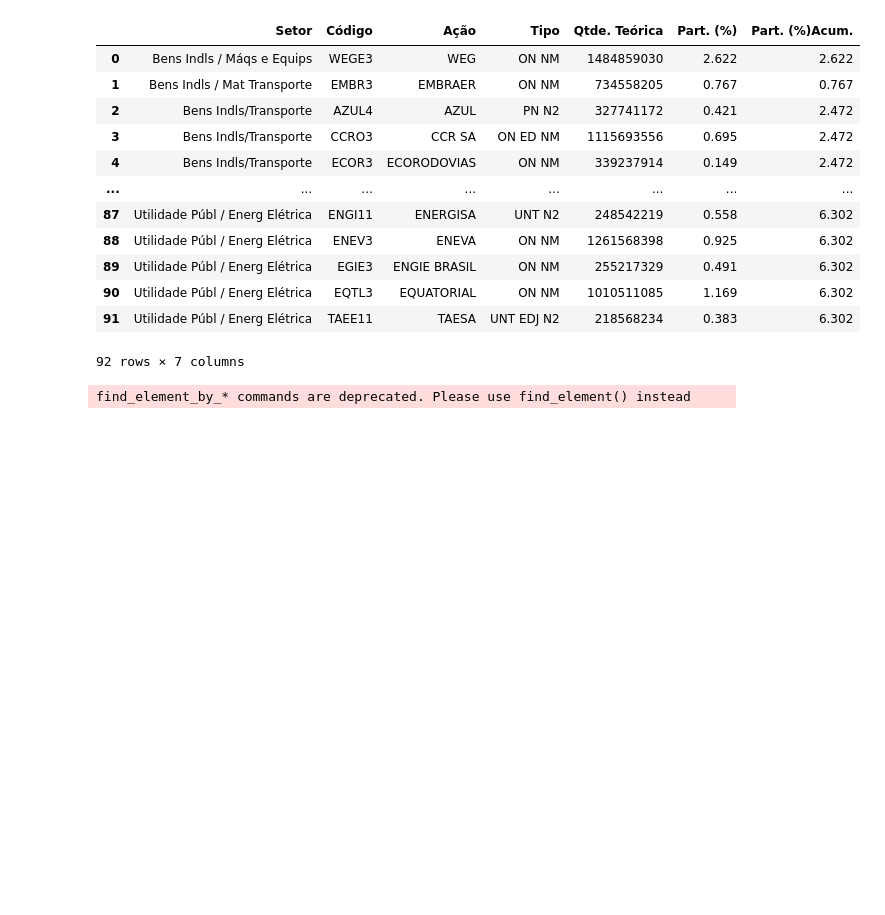
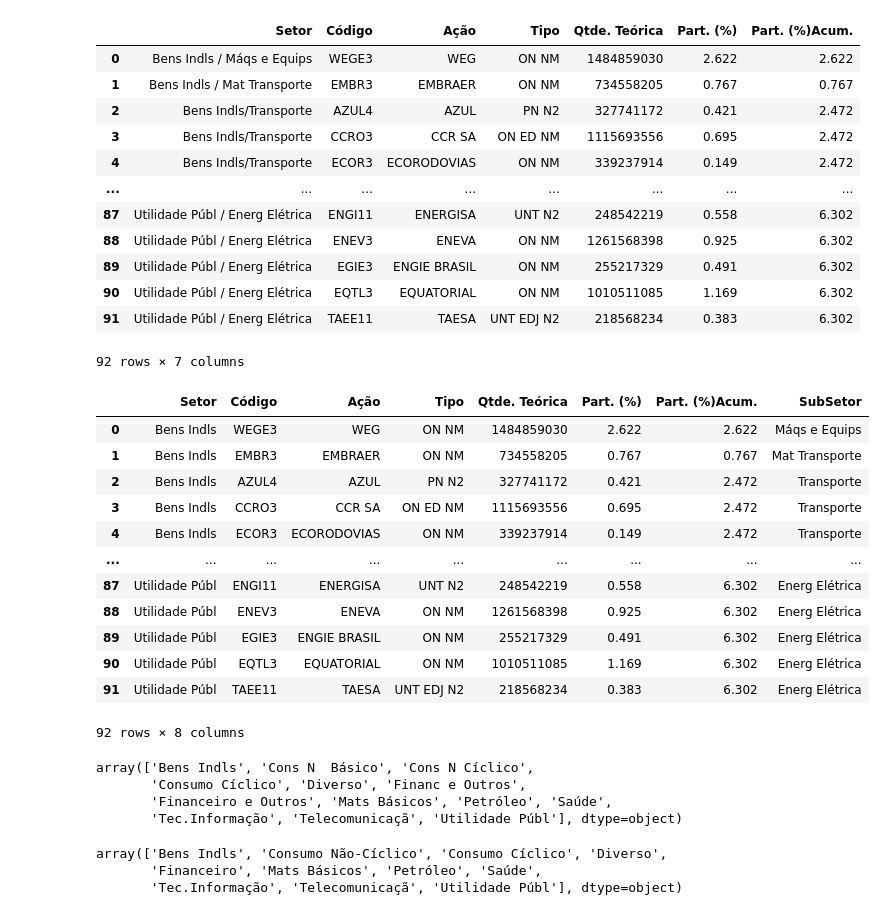
Before and after one commit to mozzaquatro/financial_market, a Jupyter notebook: Gráfico Setores Ibov.ipynb, the cells around one changed output. Saved outputs shown, nothing was run; the diff lists cells and outputs as text; code cells hidden in the pictures; blank space fills up the shorter version.

```diff
--- a/Gráfico Setores Ibov.ipynb
+++ b/Gráfico Setores Ibov.ipynb
@@ -67,8 +67,31 @@ ibov
 | 90 | Utilidade Públ / Energ Elétrica | EQTL3 | EQUATORIAL | ON NM | 1010511085 | 1.169 | 6.302 |
 | 91 | Utilidade Públ / Energ Elétrica | TAEE11 | TAESA | UNT EDJ N2 | 218568234 | 0.383 | 6.302 |
 92 rows × 7 columns
-# %%
-ifix = busca_carteira_teorica('ifix')
-ifix
-# %% [output]
-find_element_by_* commands are deprecated. Please use find_element() instead
+# %%
+ibov['SubSetor'] = ibov['Setor'].apply(lambda s: s[s.rfind("/")+1:].strip())
+# %%
+ibov['Setor'] = ibov['Setor'].apply(lambda s: s[:s.rfind("/")].strip())
+# %%
+ibov
+# %% [output]
+|  | Setor | Código | Ação | Tipo | Qtde. Teórica | Part. (%) | Part. (%)Acum. | SubSetor |
+| 0 | Bens Indls | WEGE3 | WEG | ON NM | 1484859030 | 2.622 | 2.622 | Máqs e Equips |
+| 1 | Bens Indls | EMBR3 | EMBRAER | ON NM | 734558205 | 0.767 | 0.767 | Mat Transporte |
+| 2 | Bens Indls | AZUL4 | AZUL | PN N2 | 327741172 | 0.421 | 2.472 | Transporte |
+| 3 | Bens Indls | CCRO3 | CCR SA | ON ED NM | 1115693556 | 0.695 | 2.472 | Transporte |
+| 4 | Bens Indls | ECOR3 | ECORODOVIAS | ON NM | 339237914 | 0.149 | 2.472 | Transporte |
+| ... | ... | ... | ... | ... | ... | ... | ... | ... |
+| 87 | Utilidade Públ | ENGI11 | ENERGISA | UNT N2 | 248542219 | 0.558 | 6.302 | Energ Elétrica |
+| 88 | Utilidade Públ | ENEV3 | ENEVA | ON NM | 1261568398 | 0.925 | 6.302 | Energ Elétrica |
+| 89 | Utilidade Públ | EGIE3 | ENGIE BRASIL | ON NM | 255217329 | 0.491 | 6.302 | Energ Elétrica |
+| 90 | Utilidade Públ | EQTL3 | EQUATORIAL | ON NM | 1010511085 | 1.169 | 6.302 | Energ Elétrica |
+| 91 | Utilidade Públ | TAEE11 | TAESA | UNT EDJ N2 | 218568234 | 0.383 | 6.302 | Energ Elétrica |
+92 rows × 8 columns
+# %%
+# ver se tem alguma inconsistencia no setores
+ibov['Setor'].unique()
+# %% [output]
+array(['Bens Indls', 'Cons N  Básico', 'Cons N Cíclico',
+       'Consumo Cíclico', 'Diverso', 'Financ e Outros',
+       'Financeiro e Outros', 'Mats Básicos', 'Petróleo', 'Saúde',
+       'Tec.Informação', 'Telecomunicaçã', 'Utilidade Públ'], dtype=object)
@@ -74,0 +107,6 @@ find_element_by_* commands are deprecated. Please use find_element() instead
+# %%
+ibov['Setor'].unique()
+# %% [output]
+array(['Bens Indls', 'Consumo Não-Cíclico', 'Consumo Cíclico', 'Diverso',
+       'Financeiro', 'Mats Básicos', 'Petróleo', 'Saúde',
+       'Tec.Informação', 'Telecomunicaçã', 'Utilidade Públ'], dtype=object)
```
Also changed, not shown: parts of 3 cells of this notebook.
